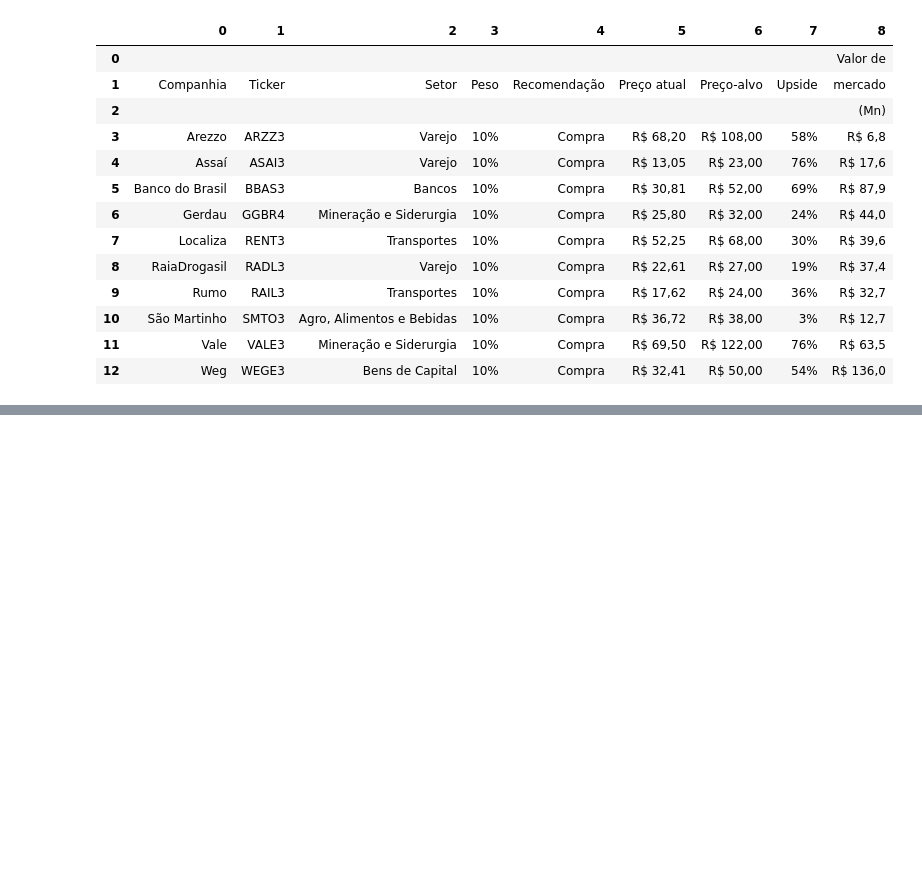
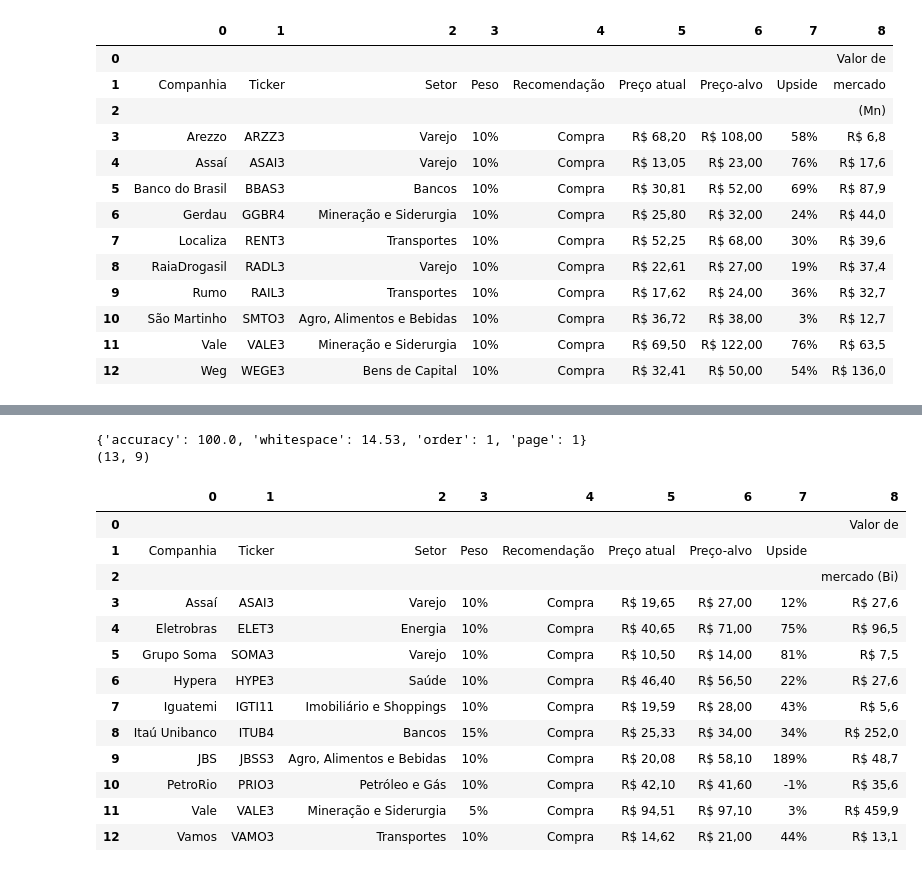
Before and after one commit to gabrielonishi/portifolio-balancing, a Jupyter notebook: notebooks/01-data-extraction.ipynb, the cells around one changed output, grey strips where cells are left out. Drawn from its saved outputs; the diff is of its cells as text; code cells hidden in the pictures; blank space fills up the shorter version.

```diff
--- a/notebooks/01-data-extraction.ipynb
+++ b/notebooks/01-data-extraction.ipynb
@@ -43 +52,22 @@ tables[0].df
+# %%
+print(tables[0].parsing_report)
+print(tables[0].shape)
+tables[0].df
+# %% [output]
+{'accuracy': 100.0, 'whitespace': 14.53, 'order': 1, 'page': 1}
+(13, 9)
+|  | 0 | 1 | 2 | 3 | 4 | 5 | 6 | 7 | 8 |
+| 0 |  |  |  |  |  |  |  |  | Valor de |
+| 1 | Companhia | Ticker | Setor | Peso | Recomendação | Preço atual | Preço-alvo | Upside |  |
+| 2 |  |  |  |  |  |  |  |  | mercado (Bi) |
+| 3 | Assaí | ASAI3 | Varejo | 10% | Compra | R$ 19,65 | R$ 27,00 | 12% | R$ 27,6 |
+| 4 | Eletrobras | ELET3 | Energia | 10% | Compra | R$ 40,65 | R$ 71,00 | 75% | R$ 96,5 |
+| 5 | Grupo Soma | SOMA3 | Varejo | 10% | Compra | R$ 10,50 | R$ 14,00 | 81% | R$ 7,5 |
+| 6 | Hypera | HYPE3 | Saúde | 10% | Compra | R$ 46,40 | R$ 56,50 | 22% | R$ 27,6 |
+| 7 | Iguatemi | IGTI11 | Imobiliário e Shoppings | 10% | Compra | R$ 19,59 | R$ 28,00 | 43% | R$ 5,6 |
+| 8 | Itaú Unibanco | ITUB4 | Bancos | 15% | Compra | R$ 25,33 | R$ 34,00 | 34% | R$ 252,0 |
+| 9 | JBS | JBSS3 | Agro, Alimentos e Bebidas | 10% | Compra | R$ 20,08 | R$ 58,10 | 189% | R$ 48,7 |
+| 10 | PetroRio | PRIO3 | Petróleo e Gás | 10% | Compra | R$ 42,10 | R$ 41,60 | -1% | R$ 35,6 |
+| 11 | Vale | VALE3 | Mineração e Siderurgia | 5% | Compra | R$ 94,51 | R$ 97,10 | 3% | R$ 459,9 |
+| 12 | Vamos | VAMO3 | Transportes | 10% | Compra | R$ 14,62 | R$ 21,00 | 44% | R$ 13,1 |
 # %%
```
Also changed, not shown: parts of 6 cells of this notebook.
